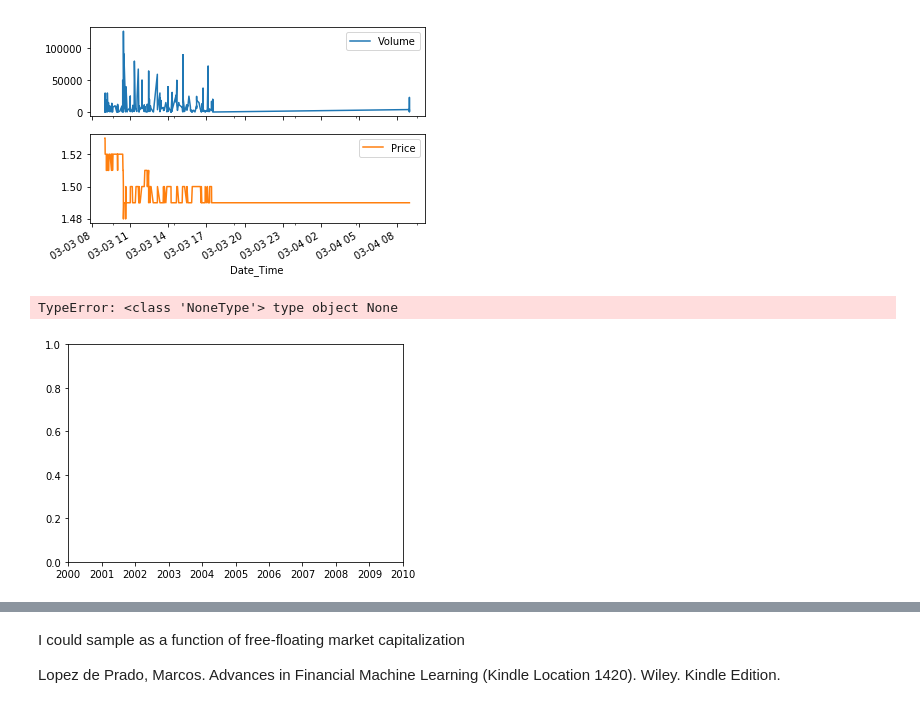
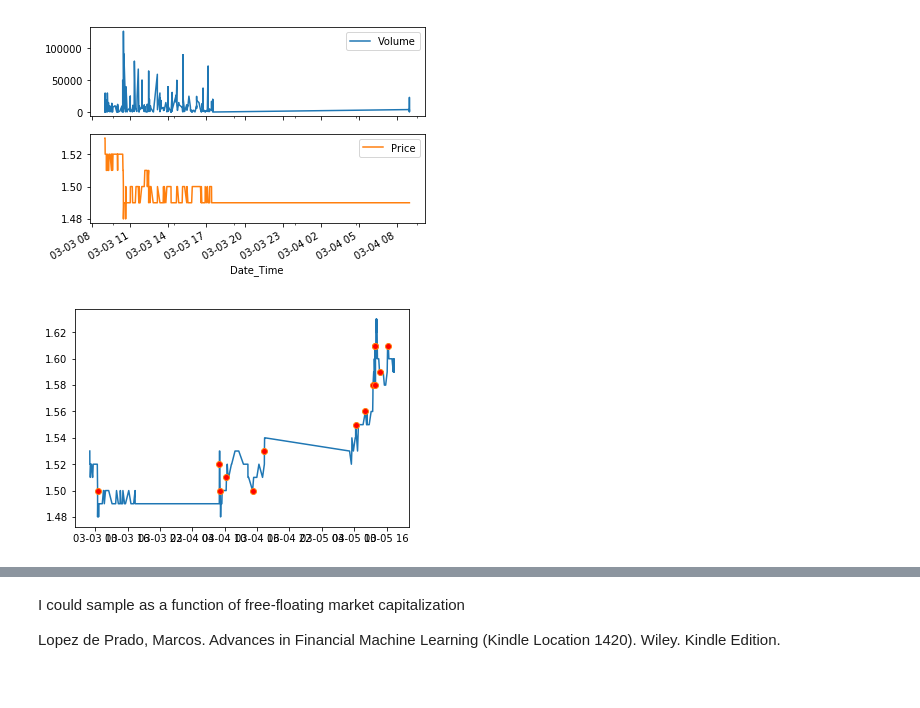
Before and after one commit to favetelinguis/bfg_next, a Jupyter notebook: python/strategy.ipynb, the cells around one changed output, grey strips where cells are left out. Cells and saved outputs as stored; diff of their text form; code cells hidden in the pictures.

```diff
--- a/python/strategy.ipynb
+++ b/python/strategy.ipynb
@@ -57,8 +59,8 @@ def getTEvents(gRaw,h):
             sPos =0; tEvents.append(i)
     return pd.DatetimeIndex(tEvents)
 # %%
-events = getTEvents(X['volume'], 2)
-X['close'].plot(linestyle='-', markevery=events, marker='o', markerfacecolor='r');
+events = getTEvents(X['close'], 0.03)
+plt.plot(X.index, X['close'])
+plt.plot(events, X['close'][events], linestyle='', marker='o', markerfacecolor='r');
 # %% [output]
-TypeError: <class 'NoneType'> type object None
-[figure, old version]
+[figure, new version]
```
Also changed, not shown: parts of 4 cells of this notebook.
